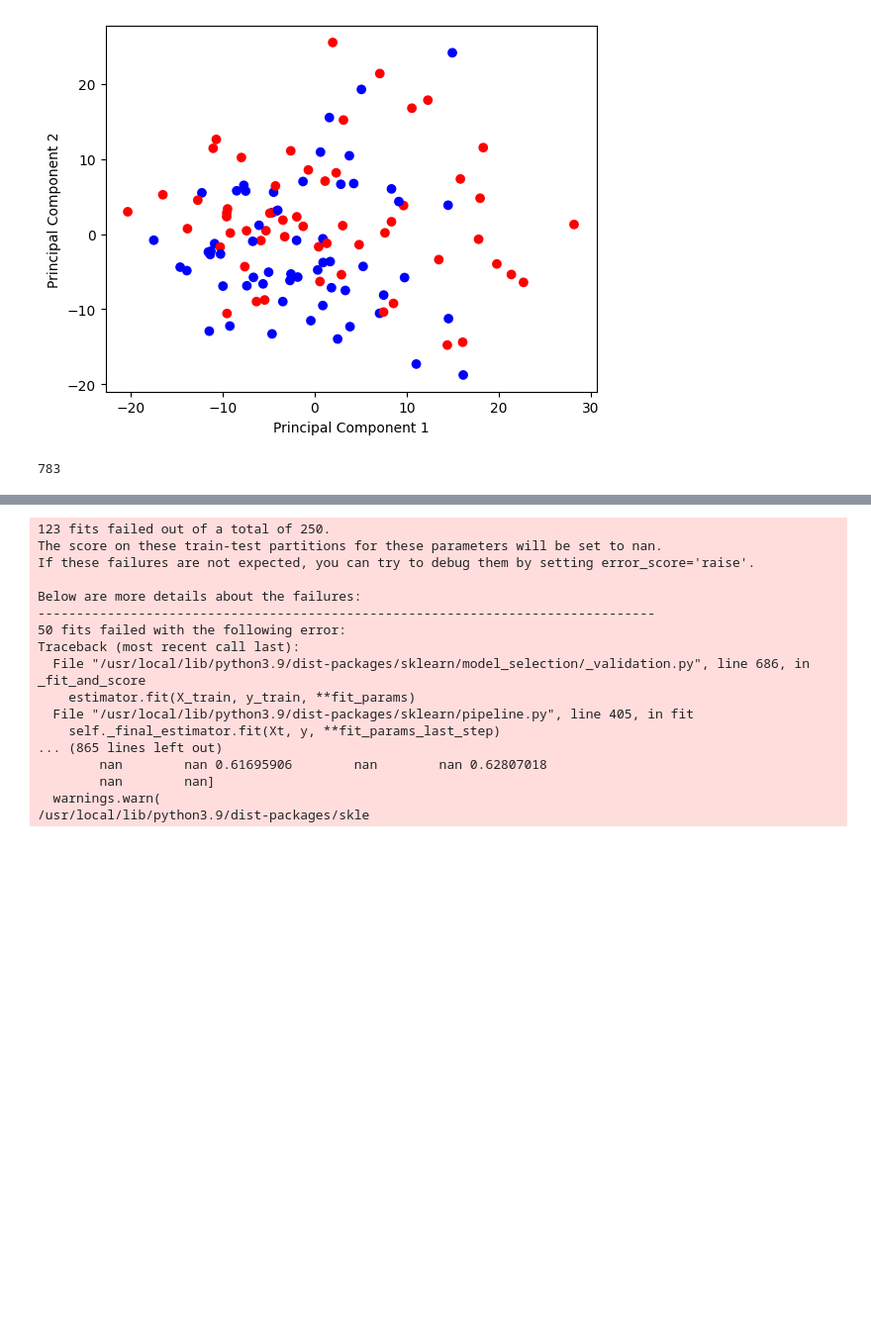
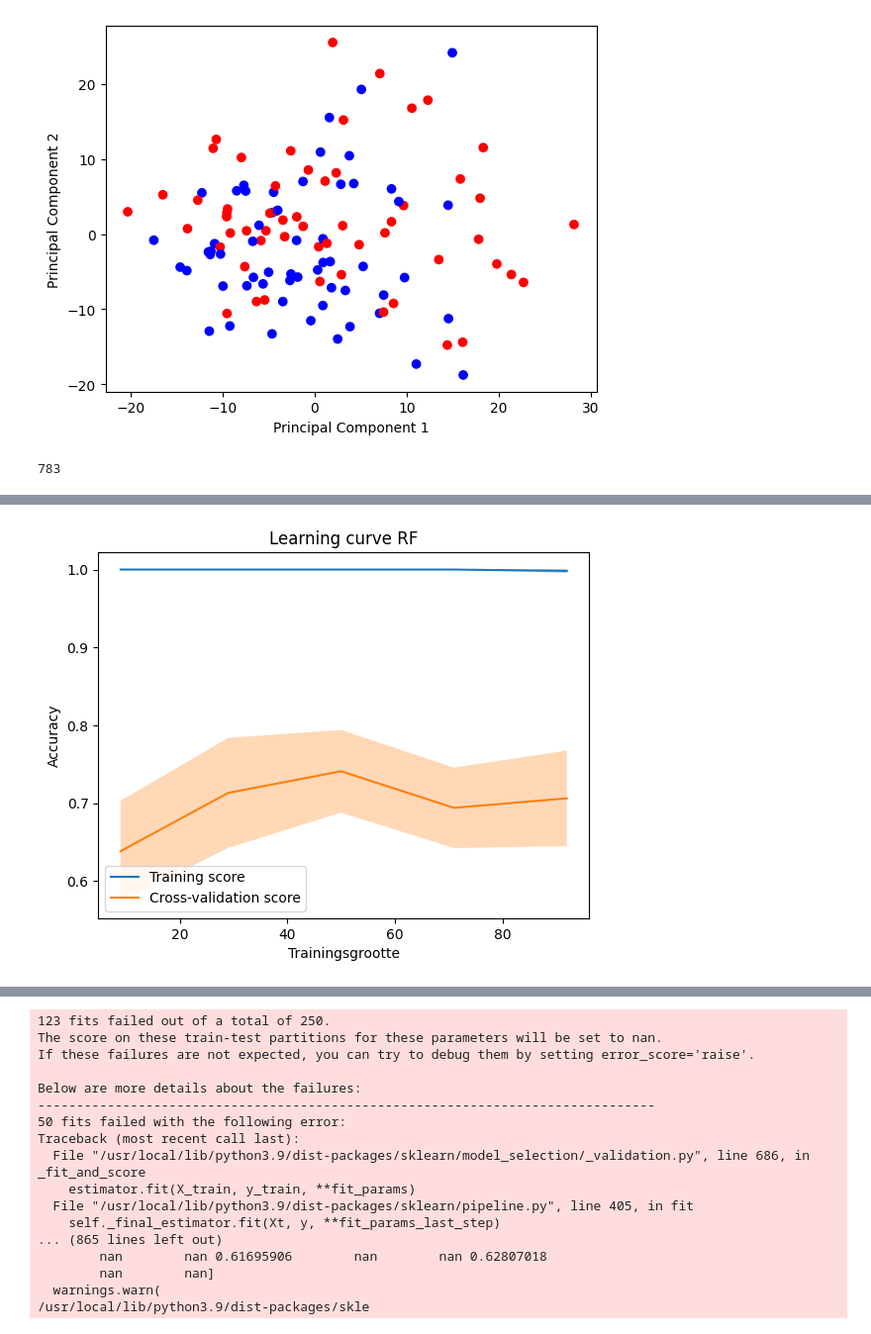
Before and after one commit to Fahbax/TM10007_group_13, a Jupyter notebook: project.ipynb, the cells around one changed output, grey strips where cells are left out. Shown at 99% size. Cells and saved outputs as stored; diff of their text form; code cells hidden in the pictures; blank space fills up the shorter version.

Commit message:
Classifier optimization geoptimaliseerd + alle 3 weer bij elkaar geplakt

```diff
--- a/project.ipynb
+++ b/project.ipynb
@@ -369,0 +314,99 @@ Mean F1 SVM 0.6341034637876742 with SD 0.15012254550857987
+# %%
+#rf
+import numpy as np
+import matplotlib.pyplot as plt
+from statistics import mean, stdev
+from sklearn.model_selection import KFold, train_test_split, GridSearchCV, RandomizedSearchCV
+from sklearn.metrics import accuracy_score, f1_score
+from sklearn.ensemble import RandomForestClassifier
+from sklearn.linear_model import Lasso
+from sklearn.pipeline import Pipeline
+from sklearn.preprocessing import Normalizer, StandardScaler, MinMaxScaler, PowerTransformer, MaxAbsScaler, LabelEncoder
+from sklearn.feature_selection import SelectFromModel
+
+RF_acc = []
+RF_f1 = []
+RF_train_mean = []
+RF_train_std = []
+RF_test_mean = []
+RF_test_std = []
+rf_best_models = []
+rf_performance = []
+
+kf = KFold(n_splits=5) # Define the split - into 2 folds
+kf.get_n_splits(data.index) # returns the number of splitting iterations in the cross-validator
+for train_index, test_index in kf.split(data):
+    #print('TRAIN:', train_index, 'TEST:', test_index)
+    data_train, data_test = data.iloc[train_index], data.iloc[test_index]
+    X_train = data_train.drop('label', axis=1)
+    label_train = data_train['label']
+    X_test = data_test.drop('label', axis=1)
+    label_test = data_test['label']
+
+    #Random forest
+    Lasso_model = Lasso()
+    Lasso_model.fit(X_train, label_train)
+    pipe_rf = Pipeline([('scaler', StandardScaler()),('feature_selection', SelectFromModel(Lasso_model)),('classifier', RandomForestClassifier())])
+    parameters_rf = {'scaler': [StandardScaler(), MinMaxScaler(), Normalizer(), MaxAbsScaler()],
+                  'feature_selection__estimator__alpha': np.arange(0.04,0.2,0.02),
+                  'classifier__n_estimators': np.arange(25,250,25),
+                  'classifier__max_depth': [5, 10, 15, 20],
+                  }
+    grid_rf = RandomizedSearchCV(pipe_rf, parameters_rf, n_iter=50).fit(X_train, label_train)
+    best_pipe_rf = grid_rf.best_estimator_
+    rf_best_models.append(best_pipe_rf)
+    rf_performance.append(grid_rf.score(X_train, label_train))
+    # Getting access to Lasso-regressionmodel in the pipeline
+    lasso_model = best_pipe_rf.named_steps['feature_selection'].estimator_
+    # Coëfficiënts of regressionmodel and determining non-zeros
+    coefs = lasso_model.coef_
+    nonzero_indices = np.nonzero(coefs)[0]
+    # Printing column names on non-zero coefficient features after L1 regression
+    nonzero_feature_names = X_train.columns[nonzero_indices]
+    print("Names of colums of the features that have a non-zero coefficient [RF]:")
+    print(nonzero_feature_names)
+    #berekenen waardes over test set!!
+    label_pred = best_pipe_rf.predict(X_test)
+    accuracy = accuracy_score(label_test, label_pred)
+    RF_acc.append(accuracy)
+    f1 = f1_score(label_test,label_pred)
+    RF_f1.append(f1)
+    RF_train_sizes,train_scores,test_scores = learning_curve(best_pipe_rf,data.drop('label', axis=1),data['label'])
+    train_mean = np.mean(train_scores, axis=1)
+    train_std = np.std(train_scores, axis=1)
+    test_mean = np.mean(test_scores, axis=1)
+    test_std = np.std(test_scores, axis=1)
+    RF_train_mean.append(train_mean)
+    RF_train_std.append(train_std)
+    RF_test_mean.append(test_mean)
+    RF_test_std.append(test_std)
+
+# Plotten van de learning curve RF
+RF_train_mean_mean = np.mean(RF_train_mean, axis=0)
+RF_train_mean_std = np.mean(RF_train_std, axis=0)
+RF_test_mean_mean = np.mean(RF_test_mean, axis=0)
+RF_test_mean_std = np.mean(RF_test_std, axis=0)
+
+plt.figure()
+plt.plot(RF_train_sizes, RF_train_mean_mean,  label="Training score")
+plt.plot(RF_train_sizes, RF_test_mean_mean, label="Cross-validation score")
+plt.fill_between(RF_train_sizes, RF_train_mean_mean - RF_train_mean_std, RF_train_mean_mean + RF_train_mean_std, alpha=0.3)
+plt.fill_between(RF_train_sizes, RF_test_mean_mean - RF_test_mean_std, RF_test_mean_mean + RF_test_mean_std, alpha=0.3)
+plt.title('Learning curve RF')
+plt.xlabel('Trainingsgrootte')
+plt.ylabel('Accuracy')
+plt.legend(loc='best')
+plt.show()
+
+mean_RF_acc = mean(RF_acc)
+std_RF_acc = stdev(RF_acc)
+mean_RF_f1 = mean(RF_f1)
+std_RF_f1 = stdev(RF_f1)
+
+print(rf_best_models)
+print(rf_performance)
+print(f'Accuracy RF over de loops {RF_acc}')
+print(f'Mean accuracy RF {mean_RF_acc} with SD {std_RF_acc}')
+print(f'F1-score RF over de loops {RF_f1}')
+print(f'Mean F1 RF {mean_RF_f1} with SD {std_RF_f1}')
+# %% [output]
@@ -369,0 +430 @@ Mean F1 SVM 0.6341034637876742 with SD 0.15012254550857987
+[figure, added]
```
Also changed, not shown: parts of 5 cells of this notebook.
